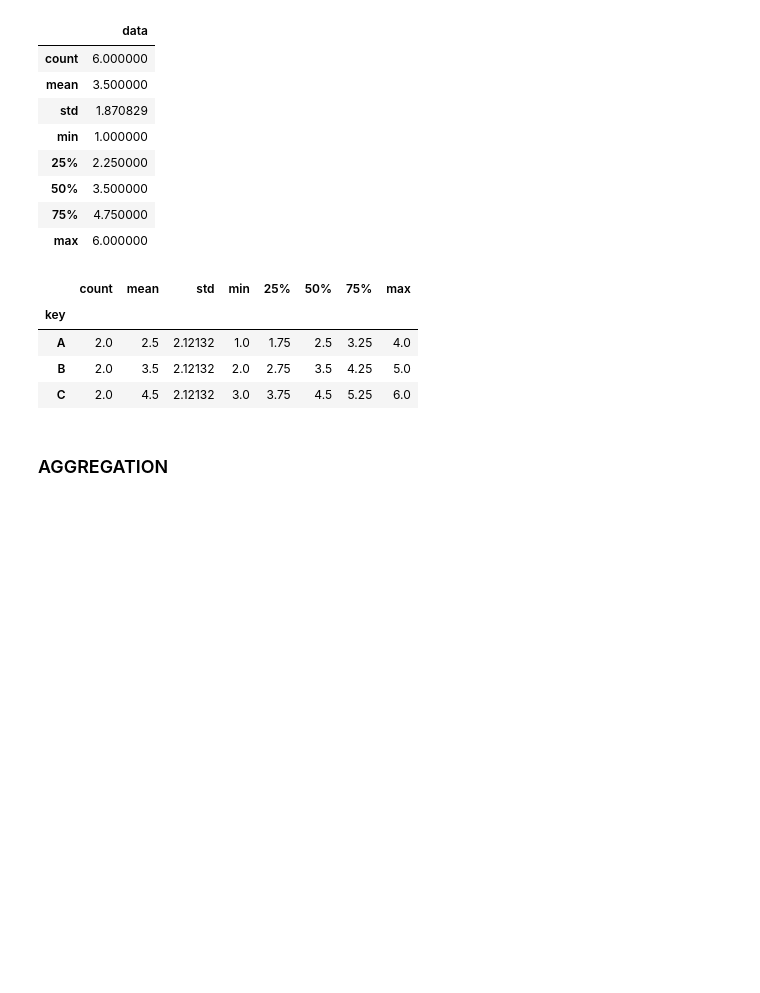
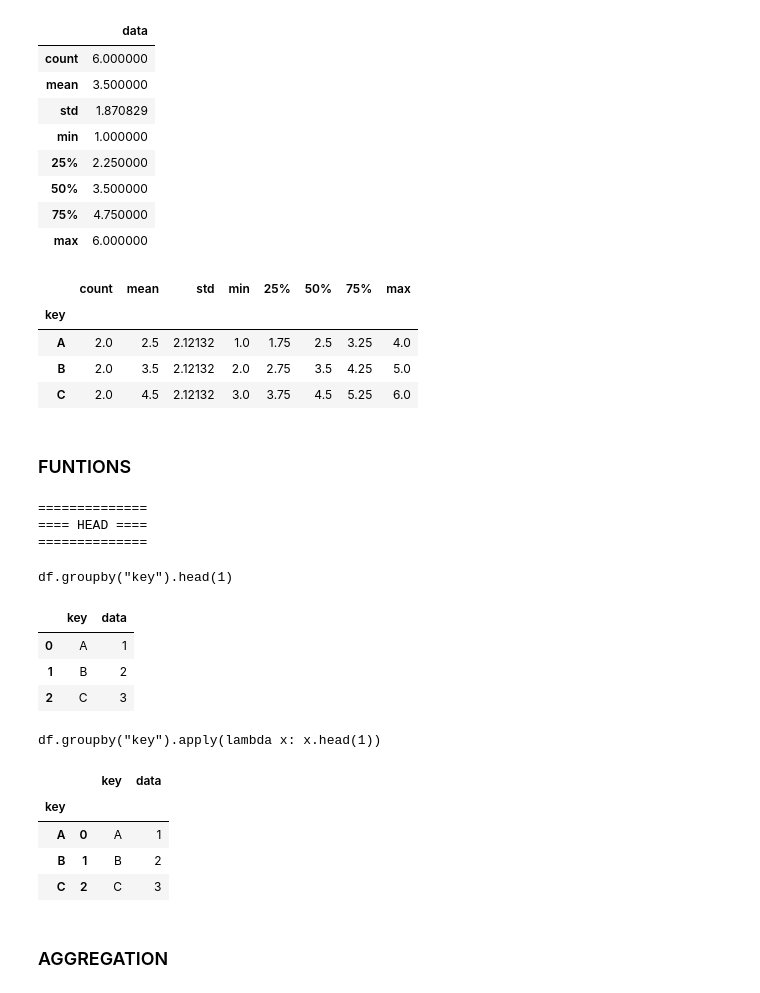
Before and after one commit to lsalamo/dev-training, a Jupyter notebook: PythonDataScienceHandbook/3. Data Manipulation with Pandas/6. aggregation and grouping.ipynb, the cells around one changed output. Drawn from its saved outputs; the diff is of its cells as text; code cells hidden in the pictures; blank space fills up the shorter version.

```diff
--- a/PythonDataScienceHandbook/3. Data Manipulation with Pandas/6. aggregation and grouping.ipynb
+++ b/PythonDataScienceHandbook/3. Data Manipulation with Pandas/6. aggregation and grouping.ipynb
@@ -104,6 +110,27 @@ df.groupby('key')['data'].describe()
 | A | 2.0 | 2.5 | 2.12132 | 1.0 | 1.75 | 2.5 | 3.25 | 4.0 |
 | B | 2.0 | 3.5 | 2.12132 | 2.0 | 2.75 | 3.5 | 4.25 | 5.0 |
 | C | 2.0 | 4.5 | 2.12132 | 3.0 | 3.75 | 4.5 | 5.25 | 6.0 |
+# %% [markdown]
+### FUNTIONS
+# %%
+# Return first n rows of each group
+print("==============");print("==== HEAD ====");print("==============")
+display('df.groupby("key").head(1)','df.groupby("key").apply(lambda x: x.head(1))')
+# %% [output]
+==============
+==== HEAD ====
+==============
+df.groupby("key").head(1)
+|  | key | data |
+| 0 | A | 1 |
+| 1 | B | 2 |
+| 2 | C | 3 |
+df.groupby("key").apply(lambda x: x.head(1))
+|  |  | key | data |
+| key |  |  |  |
+| A | 0 | A | 1 |
+| B | 1 | B | 2 |
+| C | 2 | C | 3 |
 # %% [markdown]
 ### AGGREGATION
 # %%
```
Also changed, not shown: parts of 2 cells of this notebook, 1 other file.
